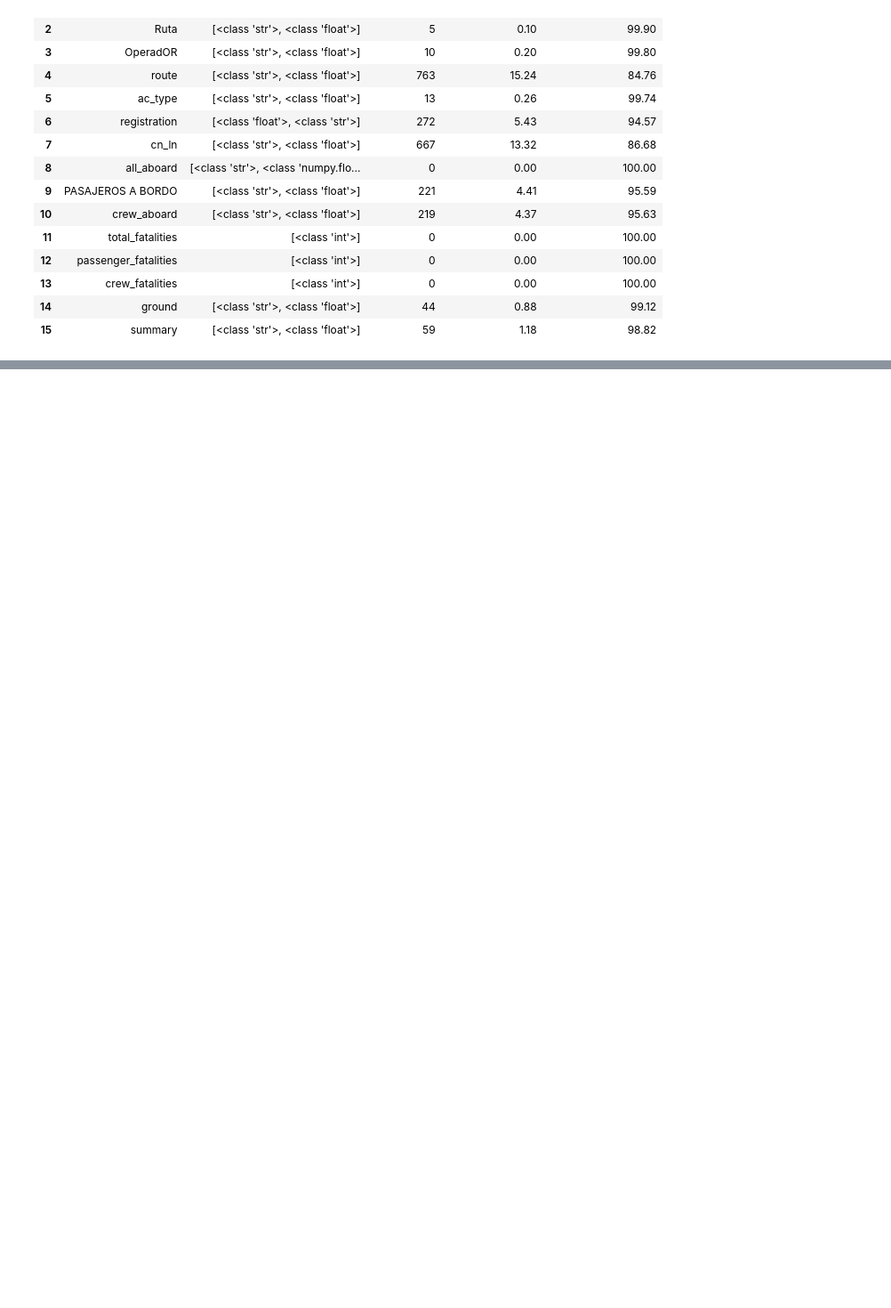
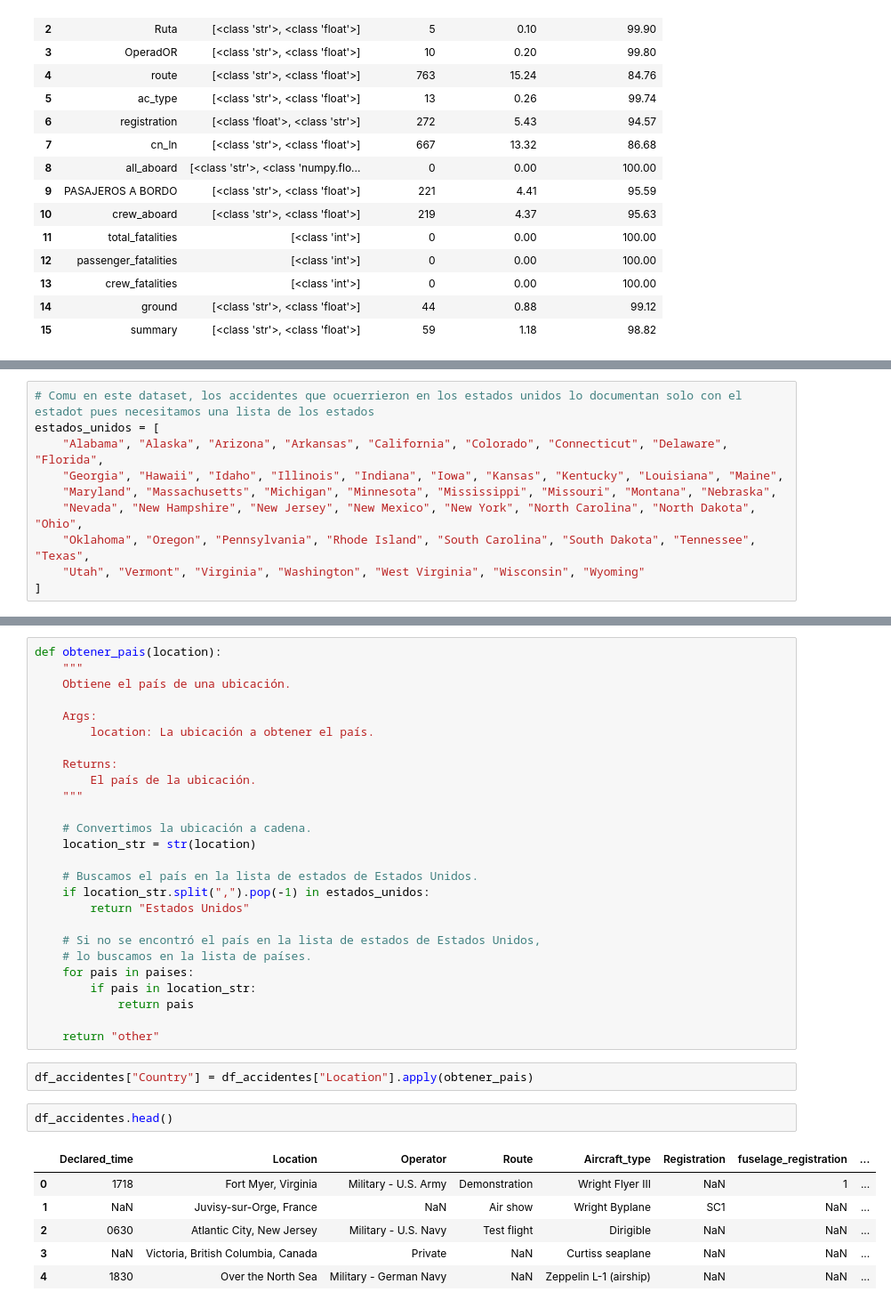
Before and after one commit to freddyv1828/Data_Analytics_Accidentes_Aereos, a Jupyter notebook: Notebooks/Etl_Accidentes_aereos.ipynb, the cells around one changed output, grey strips where cells are left out. Shown: that part at 89% size. Drawn from its saved outputs; the diff is of its cells as text; blank space fills up the shorter version.

```diff
--- a/Notebooks/Etl_Accidentes_aereos.ipynb
+++ b/Notebooks/Etl_Accidentes_aereos.ipynb
@@ -489,0 +668,10 @@ Advertencia: la columna summary, tiene valores nulos
+# %%
+# Comu en este dataset, los accidentes que ocuerrieron en los estados unidos lo documentan solo con el estadot pues necesitamos una lista de los estados
+estados_unidos = [
+    "Alabama", "Alaska", "Arizona", "Arkansas", "California", "Colorado", "Connecticut", "Delaware", "Florida",
+    "Georgia", "Hawaii", "Idaho", "Illinois", "Indiana", "Iowa", "Kansas", "Kentucky", "Louisiana", "Maine",
+    "Maryland", "Massachusetts", "Michigan", "Minnesota", "Mississippi", "Missouri", "Montana", "Nebraska",
+    "Nevada", "New Hampshire", "New Jersey", "New Mexico", "New York", "North Carolina", "North Dakota", "Ohio",
+    "Oklahoma", "Oregon", "Pennsylvania", "Rhode Island", "South Carolina", "South Dakota", "Tennessee", "Texas",
+    "Utah", "Vermont", "Virginia", "Washington", "West Virginia", "Wisconsin", "Wyoming"
+]
@@ -489,0 +704,37 @@ Advertencia: la columna summary, tiene valores nulos
+# %%
+def obtener_pais(location):
+    """
+    Obtiene el país de una ubicación.
+
+    Args:
+        location: La ubicación a obtener el país.
+
+    Returns:
+        El país de la ubicación.
+    """
+
+    # Convertimos la ubicación a cadena.
+    location_str = str(location)
+
+    # Buscamos el país en la lista de estados de Estados Unidos.
+    if location_str.split(",").pop(-1) in estados_unidos:
+        return "Estados Unidos"
+
+    # Si no se encontró el país en la lista de estados de Estados Unidos,
+    # lo buscamos en la lista de países.
+    for pais in paises:
+        if pais in location_str:
+            return pais
+
+    return "other"
+# %%
+df_accidentes["Country"] = df_accidentes["Location"].apply(obtener_pais)
+# %%
+df_accidentes.head()
+# %% [output]
+|  | Declared_time | Location | Operator | Route | Aircraft_type | Registration | fuselage_registration | ... |
+| 0 | 1718 | Fort Myer, Virginia | Military - U.S. Army | Demonstration | Wright Flyer III | NaN | 1 | ... |
+| 1 | NaN | Juvisy-sur-Orge, France | NaN | Air show | Wright Byplane | SC1 | NaN | ... |
+| 2 | 0630 | Atlantic City, New Jersey | Military - U.S. Navy | Test flight | Dirigible | NaN | NaN | ... |
+| 3 | NaN | Victoria, British Columbia, Canada | Private | NaN | Curtiss seaplane | NaN | NaN | ... |
+| 4 | 1830 | Over the North Sea | Military - German Navy | NaN | Zeppelin L-1 (airship) | NaN | NaN | ... |
```
Also changed, not shown: parts of 45 cells of this notebook, 1 other file.
